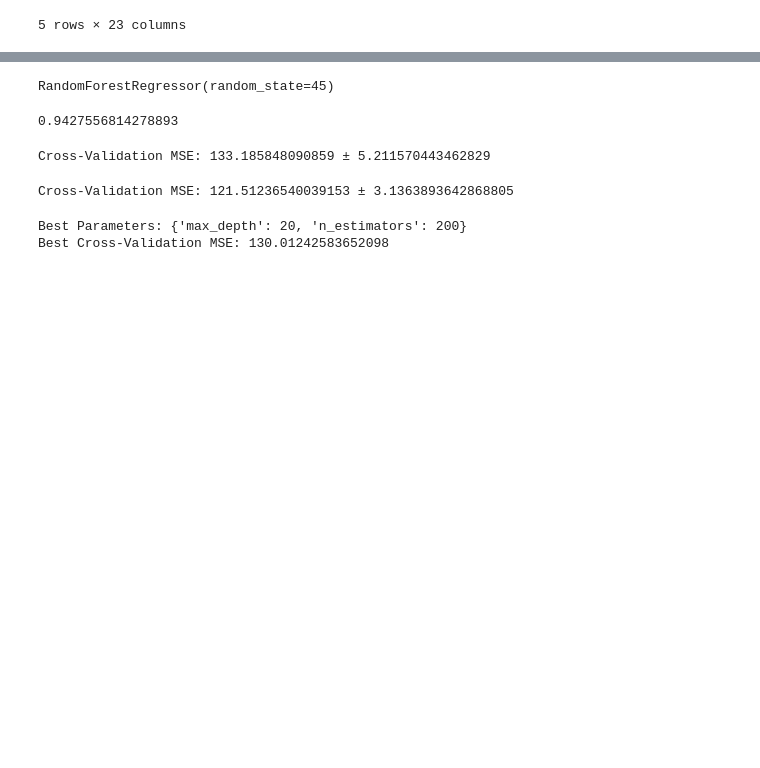
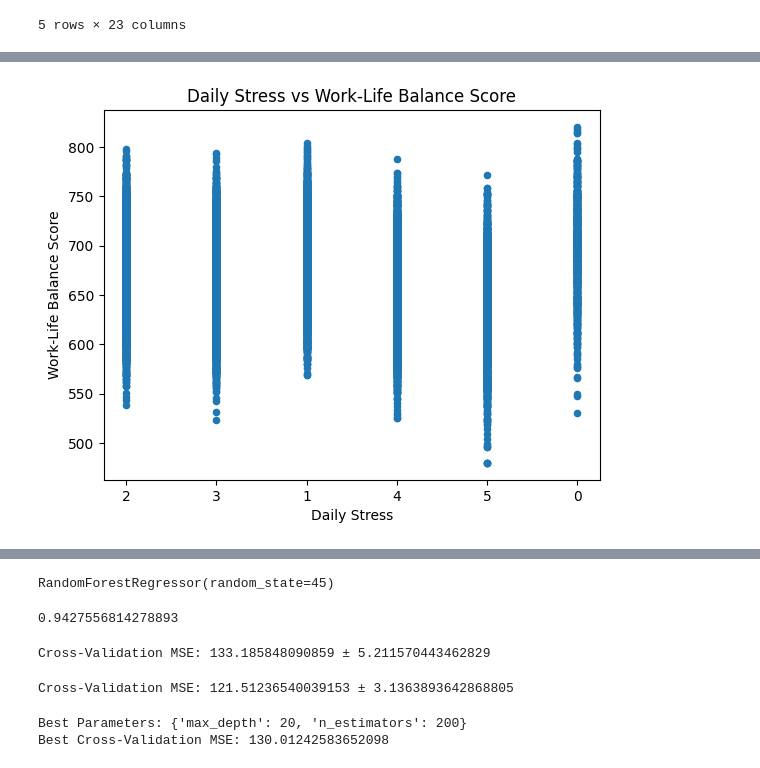
Before and after one commit to Sajidha777/health-wellbeing-analytics, a Jupyter notebook: model.ipynb, the cells around one changed output, grey strips where cells are left out. Cells and saved outputs as stored; diff of their text form; code cells hidden in the pictures; blank space fills up the shorter version.

```diff
--- a/model.ipynb
+++ b/model.ipynb
@@ -148,0 +174,8 @@ df.head()
+# %%
+df.plot.scatter(x='DAILY_STRESS', y='WORK_LIFE_BALANCE_SCORE')
+plt.xlabel('Daily Stress')
+plt.ylabel('Work-Life Balance Score')
+plt.title('Daily Stress vs Work-Life Balance Score')
+plt.show()
+# %% [output]
+[figure, added]
```
Also changed, not shown: parts of 10 cells of this notebook.
